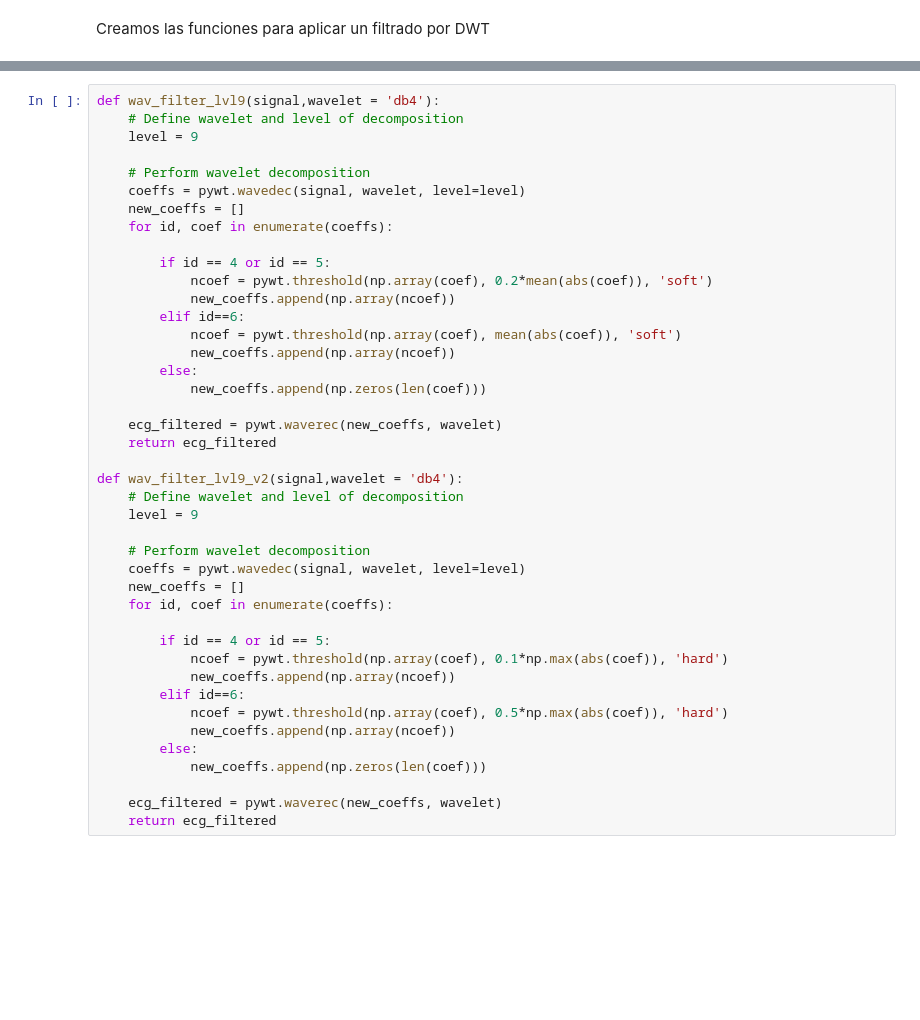
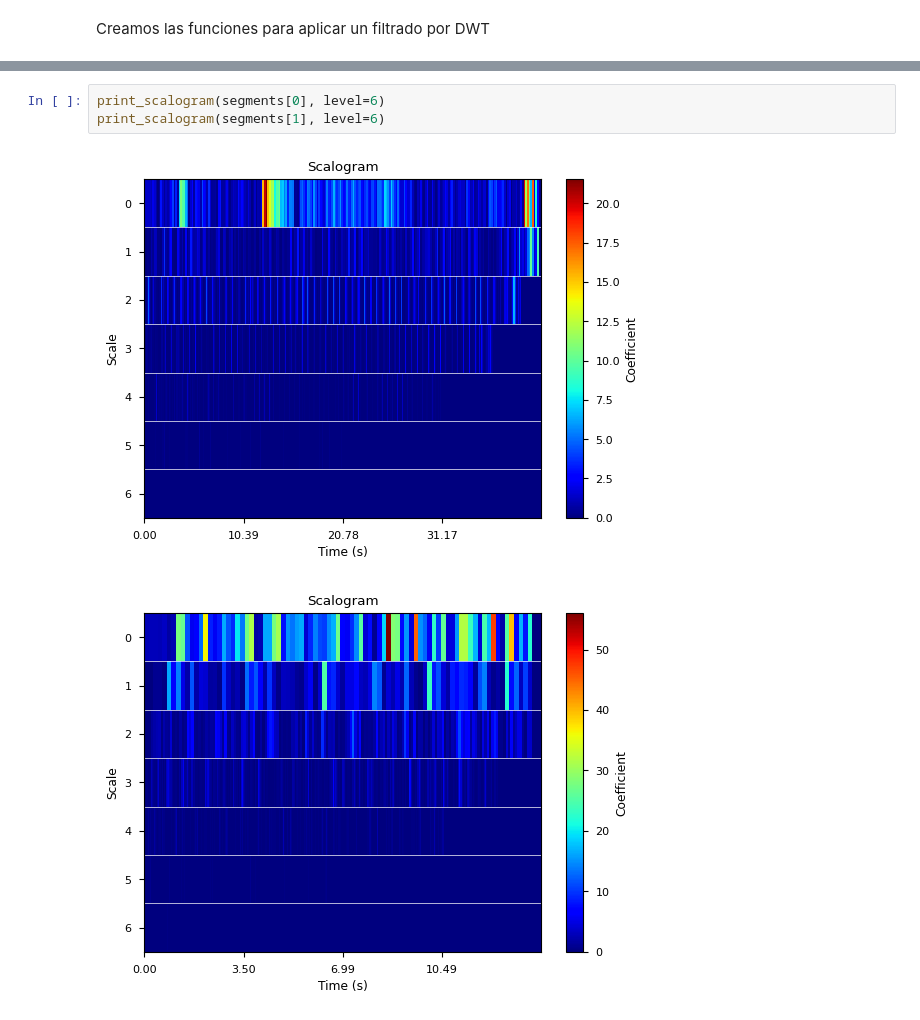
Before and after one commit to JBatRey/tp4assd, a Jupyter notebook: denoise.ipynb, the cells around one changed output, grey strips where cells are left out. Drawn from its saved outputs; the diff is of its cells as text; blank space fills up the shorter version.

```diff
--- a/denoise.ipynb
+++ b/denoise.ipynb
@@ -261,46 +310,10 @@ def wav_filter_lvl6_v3(signal,wavelet = 'db4'):
 
     ecg_filtered = pywt.waverec(new_coeffs, wavelet)
     return ecg_filtered
-# %%
-def wav_filter_lvl9(signal,wavelet = 'db4'):
-    # Define wavelet and level of decomposition
-    level = 9
-
-    # Perform wavelet decomposition
-    coeffs = pywt.wavedec(signal, wavelet, level=level)
-    new_coeffs = []
-    for id, coef in enumerate(coeffs):
-
-        if id == 4 or id == 5:
-            ncoef = pywt.threshold(np.array(coef), 0.2*mean(abs(coef)), 'soft')
-            new_coeffs.append(np.array(ncoef))
-        elif id==6:
-            ncoef = pywt.threshold(np.array(coef), mean(abs(coef)), 'soft')
-            new_coeffs.append(np.array(ncoef))
-        else:
-            new_coeffs.append(np.zeros(len(coef)))
-
-    ecg_filtered = pywt.waverec(new_coeffs, wavelet)
-    return ecg_filtered
-
-def wav_filter_lvl9_v2(signal,wavelet = 'db4'):
-    # Define wavelet and level of decomposition
-    level = 9
-
-    # Perform wavelet decomposition
-    coeffs = pywt.wavedec(signal, wavelet, level=level)
-    new_coeffs = []
-    for id, coef in enumerate(coeffs):
-
-        if id == 4 or id == 5:
-            ncoef = pywt.threshold(np.array(coef), 0.1*np.max(abs(coef)), 'hard')
-            new_coeffs.append(np.array(ncoef))
-        elif id==6:
-            ncoef = pywt.threshold(np.array(coef), 0.5*np.max(abs(coef)), 'hard')
-            new_coeffs.append(np.array(ncoef))
-        else:
-            new_coeffs.append(np.zeros(len(coef)))
-
-    ecg_filtered = pywt.waverec(new_coeffs, wavelet)
-    return ecg_filtered
+# %%
+print_scalogram(segments[0], level=6)
+print_scalogram(segments[1], level=6)
+# %% [output]
+[figure, added]
+[figure, added]
 # %%
```
Also changed, not shown: parts of 21 cells of this notebook, 32 other files.
